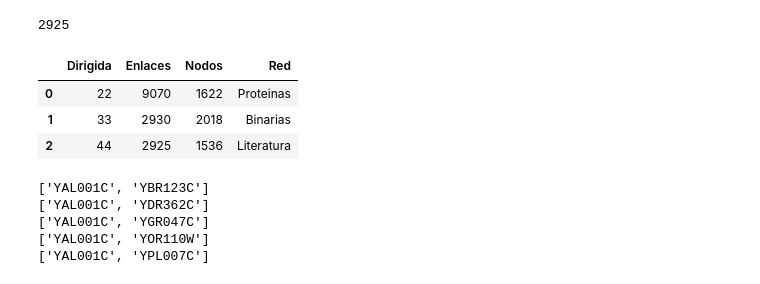
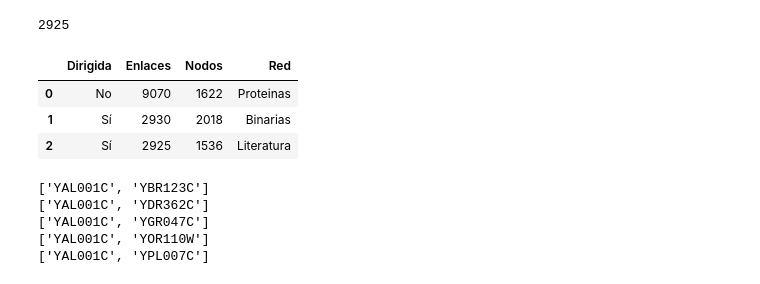
Before and after one commit to vms10/redestcs, a Jupyter notebook: ejercicio1tp1.ipynb, the cells around one changed output. Drawn from its saved outputs; the diff is of its cells as text; code cells hidden in the pictures.

```diff
--- a/ejercicio1tp1.ipynb
+++ b/ejercicio1tp1.ipynb
@@ -82,14 +86,14 @@ G2.number_of_edges()
 # %%
 data = pd.DataFrame({"Red":["Proteinas","Binarias","Literatura"],"Nodos":[G.number_of_nodes(),G1.number_of_nodes(),G2.number_of_nodes()],
                      "Enlaces":[G.number_of_edges(),G1.number_of_edges(),G2.number_of_edges()],
-                     "Dirigida":[22,33,44],
+                     "Dirigida":["No","Sí","Sí"],
                     })#empty dataframe
 data
 # %% [output]
 |  | Dirigida | Enlaces | Nodos | Red |
-| 0 | 22 | 9070 | 1622 | Proteinas |
-| 1 | 33 | 2930 | 2018 | Binarias |
-| 2 | 44 | 2925 | 1536 | Literatura |
+| 0 | No | 9070 | 1622 | Proteinas |
+| 1 | Sí | 2930 | 2018 | Binarias |
+| 2 | Sí | 2925 | 1536 | Literatura |
 # %%
 for j in red_proteinas:
     if "YAL001C" in j:
```
Also changed, not shown: parts of 12 cells of this notebook.
